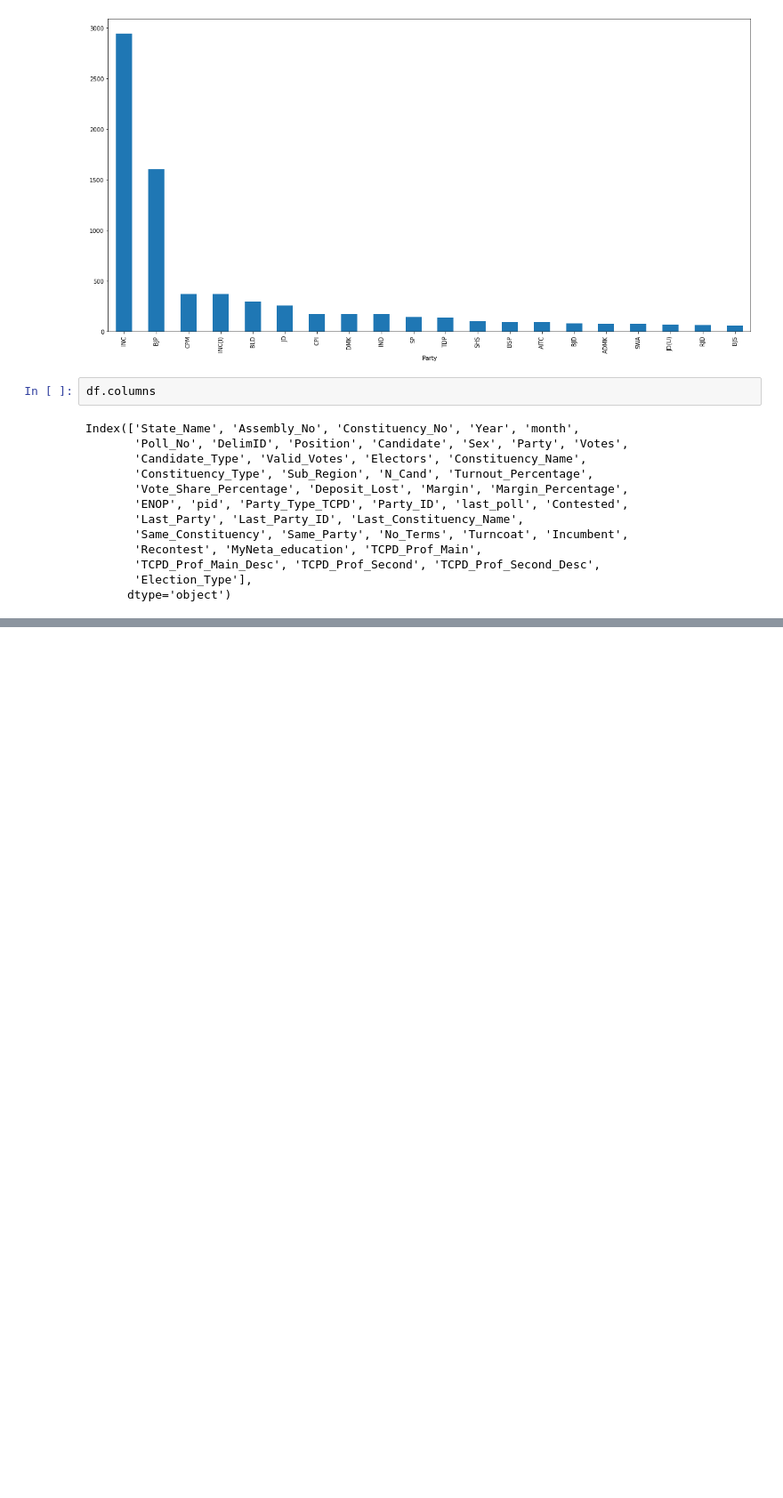
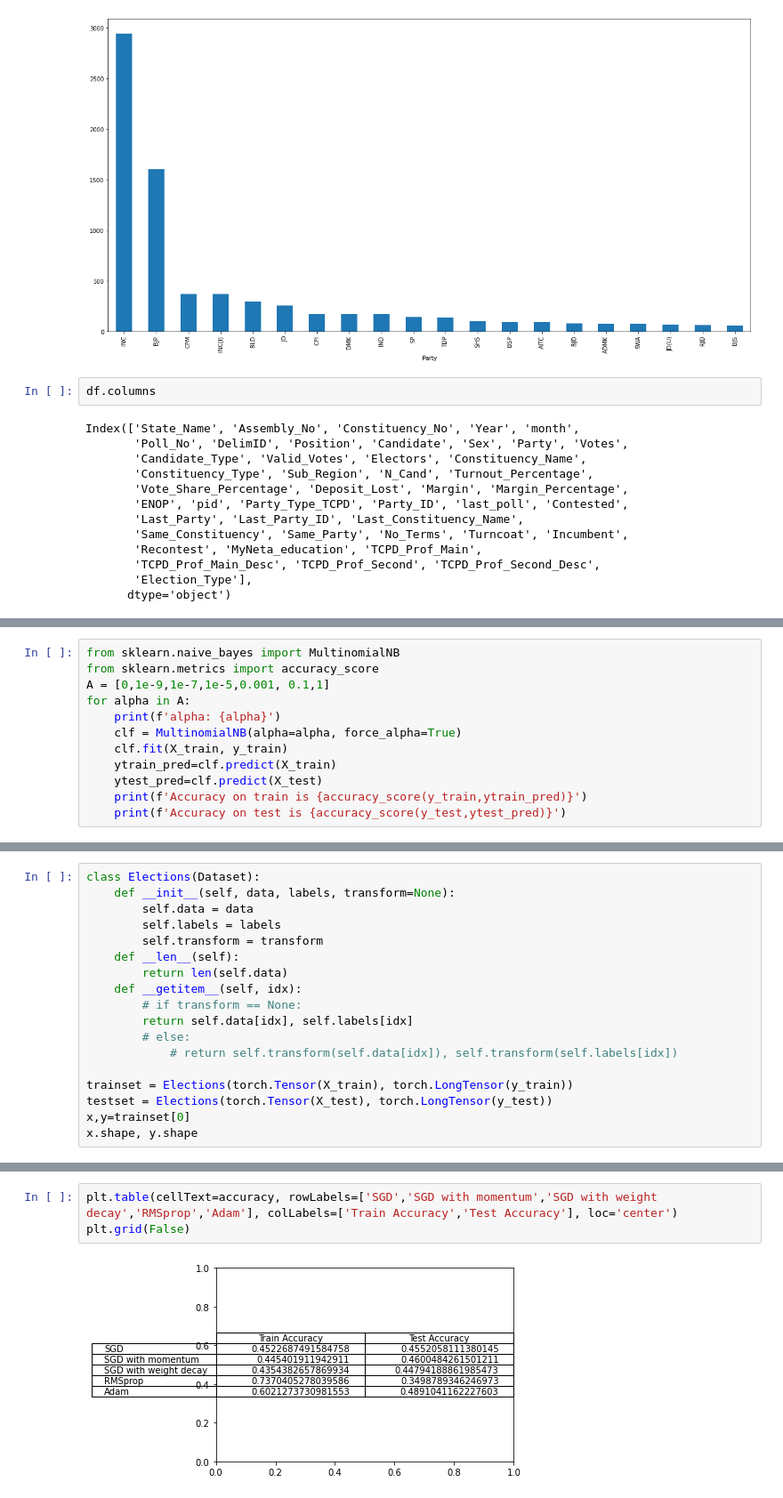
Before and after one commit to YUG-DEDHIA/Precog---Elections-2024-Recruitment-Task, a Jupyter notebook: Elections/preprocessing.ipynb, the cells around one changed output, grey strips where cells are left out. Shown at 89% size. Saved outputs shown, nothing was run; the diff lists cells and outputs as text; blank space fills up the shorter version.

```diff
--- a/Elections/preprocessing.ipynb
+++ b/Elections/preprocessing.ipynb
@@ -191,0 +238,12 @@ ValueError: could not convert string to float: 'no'
+# %%
+from sklearn.naive_bayes import MultinomialNB
+from sklearn.metrics import accuracy_score
+A = [0,1e-9,1e-7,1e-5,0.001, 0.1,1]
+for alpha in A:
+    print(f'alpha: {alpha}')
+    clf = MultinomialNB(alpha=alpha, force_alpha=True)
+    clf.fit(X_train, y_train)
+    ytrain_pred=clf.predict(X_train)
+    ytest_pred=clf.predict(X_test)
+    print(f'Accuracy on train is {accuracy_score(y_train,ytrain_pred)}')
+    print(f'Accuracy on test is {accuracy_score(y_test,ytest_pred)}')
@@ -191,0 +350,18 @@ ValueError: could not convert string to float: 'no'
+# %%
+class Elections(Dataset):
+    def __init__(self, data, labels, transform=None):
+        self.data = data
+        self.labels = labels
+        self.transform = transform
+    def __len__(self):
+        return len(self.data)
+    def __getitem__(self, idx):
+        # if transform == None:
+        return self.data[idx], self.labels[idx]
+        # else:
+            # return self.transform(self.data[idx]), self.transform(self.labels[idx])
+
+trainset = Elections(torch.Tensor(X_train), torch.LongTensor(y_train))
+testset = Elections(torch.Tensor(X_test), torch.LongTensor(y_test))
+x,y=trainset[0]
+x.shape, y.shape
@@ -191,0 +466,5 @@ ValueError: could not convert string to float: 'no'
+# %%
+plt.table(cellText=accuracy, rowLabels=['SGD','SGD with momentum','SGD with weight decay','RMSprop','Adam'], colLabels=['Train Accuracy','Test Accuracy'], loc='center')
+plt.grid(False)
+# %% [output]
+[figure, added]
```
Also changed, not shown: parts of 19 cells of this notebook, 2 other files.
